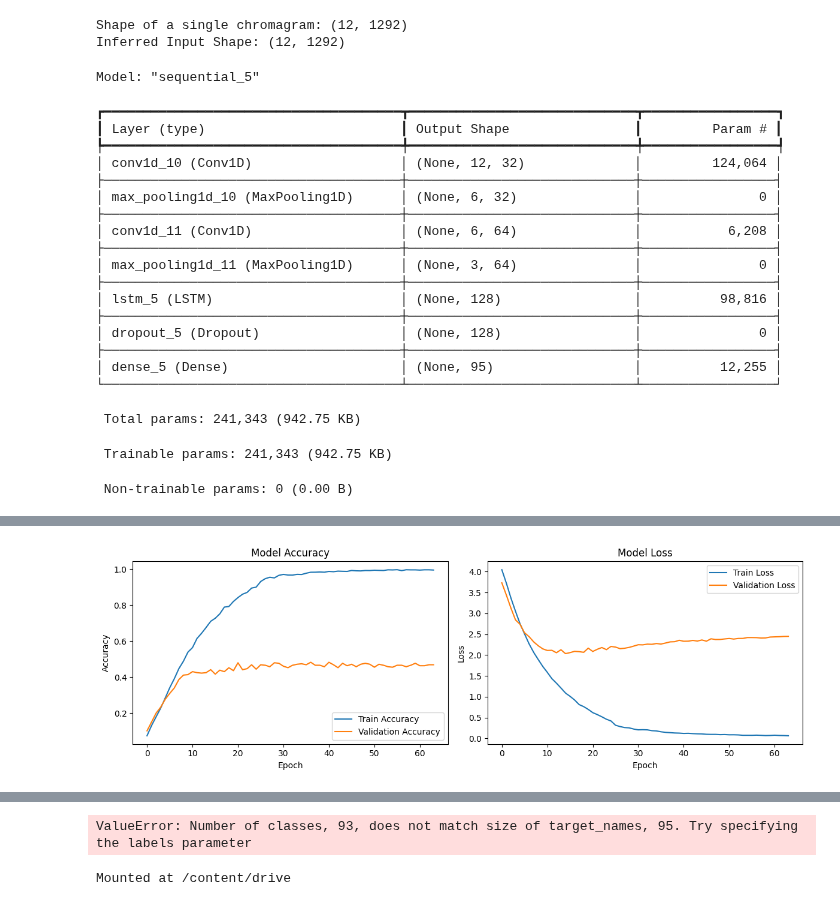
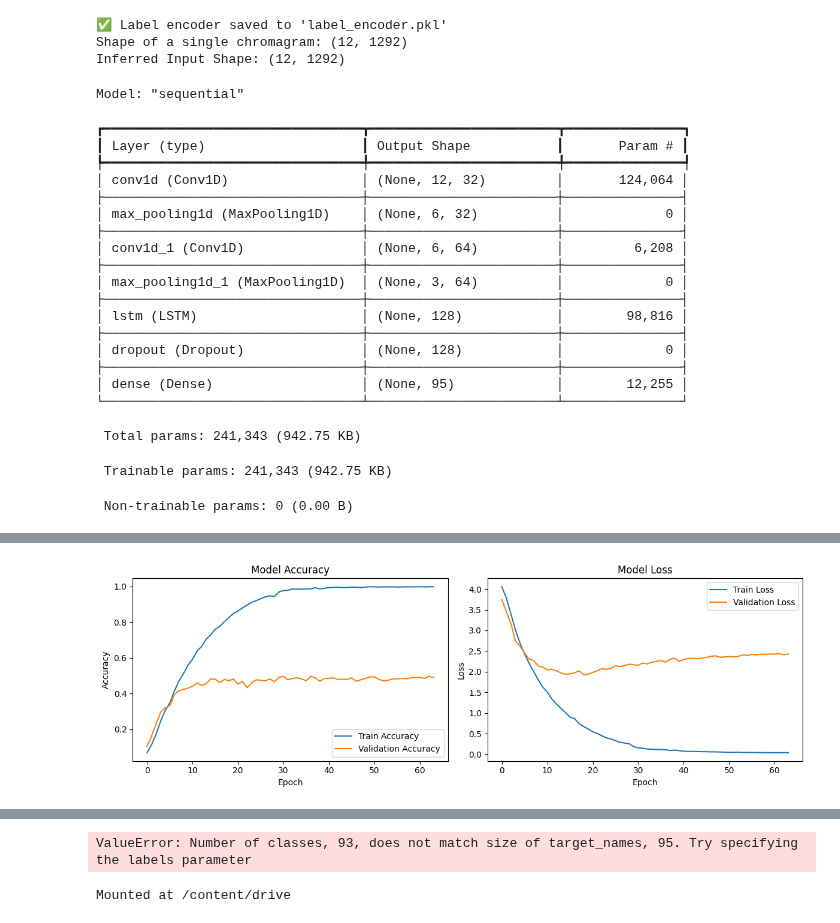
Before and after one commit to ananthakrishna7/dl-raga-classifier, a Jupyter notebook: model (1).ipynb, the cells around one changed output, grey strips where cells are left out. Drawn from its saved outputs; the diff is of its cells as text; code cells hidden in the pictures.

Commit message:
Added label_encoder.pkl and training history

```diff
--- a/model (1).ipynb
+++ b/model (1).ipynb
@@ -9,10 +9,14 @@ from tensorflow.keras.layers import Conv1D, MaxPooling1D, LSTM, Dense, Dropout
 from tensorflow.keras.utils import to_categorical
 import matplotlib.pyplot as plt
 from sklearn.metrics import classification_report, confusion_matrix
+import pickle
 # import seaborn as sns
 
+LABEL_ENCODER_PATH = "label_encoder.pkl"
+TRAINING_HISTORY_PATH = "training_history.npy"
+
 # --- Load the preprocessed data ---
-data = np.load("/content/drive/MyDrive/chromagrams (1).npz")
+data = np.load("./chromagrams.npz")
 chromagrams = data['chromagrams']
 labels = data['labels']
 
@@ -21,6 +25,10 @@ label_encoder = LabelEncoder()
 encoded_labels = label_encoder.fit_transform(labels)
 num_classes = len(np.unique(encoded_labels))
 categorical_labels = to_categorical(encoded_labels, num_classes=num_classes)
+
+with open("label_encoder.pkl", "wb") as f:
+    pickle.dump(label_encoder, f)
+print("✅ Label encoder saved to 'label_encoder.pkl'")
 
 # --- Split the data into training and testing sets ---
 X = np.array(chromagrams)
@@ -77,6 +85,8 @@ lrs = tf.keras.callbacks.ReduceLROnPlateau(
     )
 es = tf.keras.callbacks.EarlyStopping(patience=10, restore_best_weights=True)
 history = model.fit(X_train, y_train, epochs=epochs, batch_size=batch_size, validation_split=0.1, shuffle=True, callbacks=[lrs])
+
+np.save(TRAINING_HISTORY_PATH, history.history)
 
 # --- Evaluate the model ---
 loss, accuracy = model.evaluate(X_test, y_test, verbose=0)
@@ -139,26 +149,27 @@ def predict_raga(audio_path, sample_rate, trained_model, label_encoder):
 # new_audio_file = "path/to/your/new_audio.mp3"
 # predicted_raga = predict_raga(new_audio_file, SAMPLE_RATE, model, label_encoder)
 # %% [output]
+✅ Label encoder saved to 'label_encoder.pkl'
 Shape of a single chromagram: (12, 1292)
 Inferred Input Shape: (12, 1292)
-Model: "sequential_5"
+Model: "sequential"
-┏━━━━━━━━━━━━━━━━━━━━━━━━━━━━━━━━━━━━━━┳━━━━━━━━━━━━━━━━━━━━━━━━━━━━━┳━━━━━━━━━━━━━━━━━┓
-┃ Layer (type)                         ┃ Output Shape                ┃         Param # ┃
-┡━━━━━━━━━━━━━━━━━━━━━━━━━━━━━━━━━━━━━━╇━━━━━━━━━━━━━━━━━━━━━━━━━━━━━╇━━━━━━━━━━━━━━━━━┩
-│ conv1d_10 (Conv1D)                   │ (None, 12, 32)              │         124,064 │
-├──────────────────────────────────────┼─────────────────────────────┼─────────────────┤
-│ max_pooling1d_10 (MaxPooling1D)      │ (None, 6, 32)               │               0 │
-├──────────────────────────────────────┼─────────────────────────────┼─────────────────┤
-│ conv1d_11 (Conv1D)                   │ (None, 6, 64)               │           6,208 │
-├──────────────────────────────────────┼─────────────────────────────┼─────────────────┤
-│ max_pooling1d_11 (MaxPooling1D)      │ (None, 3, 64)               │               0 │
-├──────────────────────────────────────┼─────────────────────────────┼─────────────────┤
-│ lstm_5 (LSTM)                        │ (None, 128)                 │          98,816 │
-├──────────────────────────────────────┼─────────────────────────────┼─────────────────┤
-│ dropout_5 (Dropout)                  │ (None, 128)                 │               0 │
-├──────────────────────────────────────┼─────────────────────────────┼─────────────────┤
-│ dense_5 (Dense)                      │ (None, 95)                  │          12,255 │
-└──────────────────────────────────────┴─────────────────────────────┴─────────────────┘
+┏━━━━━━━━━━━━━━━━━━━━━━━━━━━━━━━━━┳━━━━━━━━━━━━━━━━━━━━━━━━┳━━━━━━━━━━━━━━━┓
+┃ Layer (type)                    ┃ Output Shape           ┃       Param # ┃
+┡━━━━━━━━━━━━━━━━━━━━━━━━━━━━━━━━━╇━━━━━━━━━━━━━━━━━━━━━━━━╇━━━━━━━━━━━━━━━┩
+│ conv1d (Conv1D)                 │ (None, 12, 32)         │       124,064 │
+├─────────────────────────────────┼────────────────────────┼───────────────┤
+│ max_pooling1d (MaxPooling1D)    │ (None, 6, 32)          │             0 │
+├─────────────────────────────────┼────────────────────────┼───────────────┤
+│ conv1d_1 (Conv1D)               │ (None, 6, 64)          │         6,208 │
+├─────────────────────────────────┼────────────────────────┼───────────────┤
+│ max_pooling1d_1 (MaxPooling1D)  │ (None, 3, 64)          │             0 │
+├─────────────────────────────────┼────────────────────────┼───────────────┤
+│ lstm (LSTM)                     │ (None, 128)            │        98,816 │
+├─────────────────────────────────┼────────────────────────┼───────────────┤
+│ dropout (Dropout)               │ (None, 128)            │             0 │
+├─────────────────────────────────┼────────────────────────┼───────────────┤
+│ dense (Dense)                   │ (None, 95)             │        12,255 │
+└─────────────────────────────────┴────────────────────────┴───────────────┘
  Total params: 241,343 (942.75 KB)
  Trainable params: 241,343 (942.75 KB)
  Non-trainable params: 0 (0.00 B)
@@ -182 +193 @@ Test Accuracy: 0.5005
-[figure, old version]
+[figure, new version]
```
Also changed, not shown: parts of 1 cell of this notebook, 4 other files.
